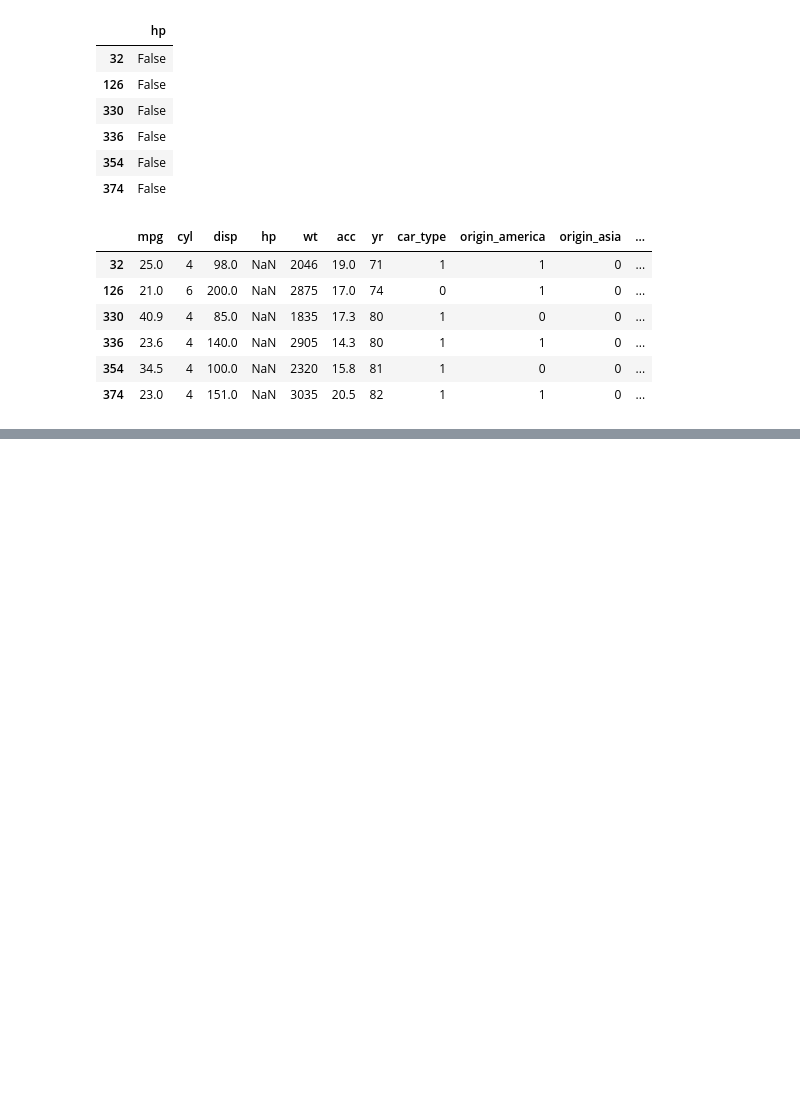
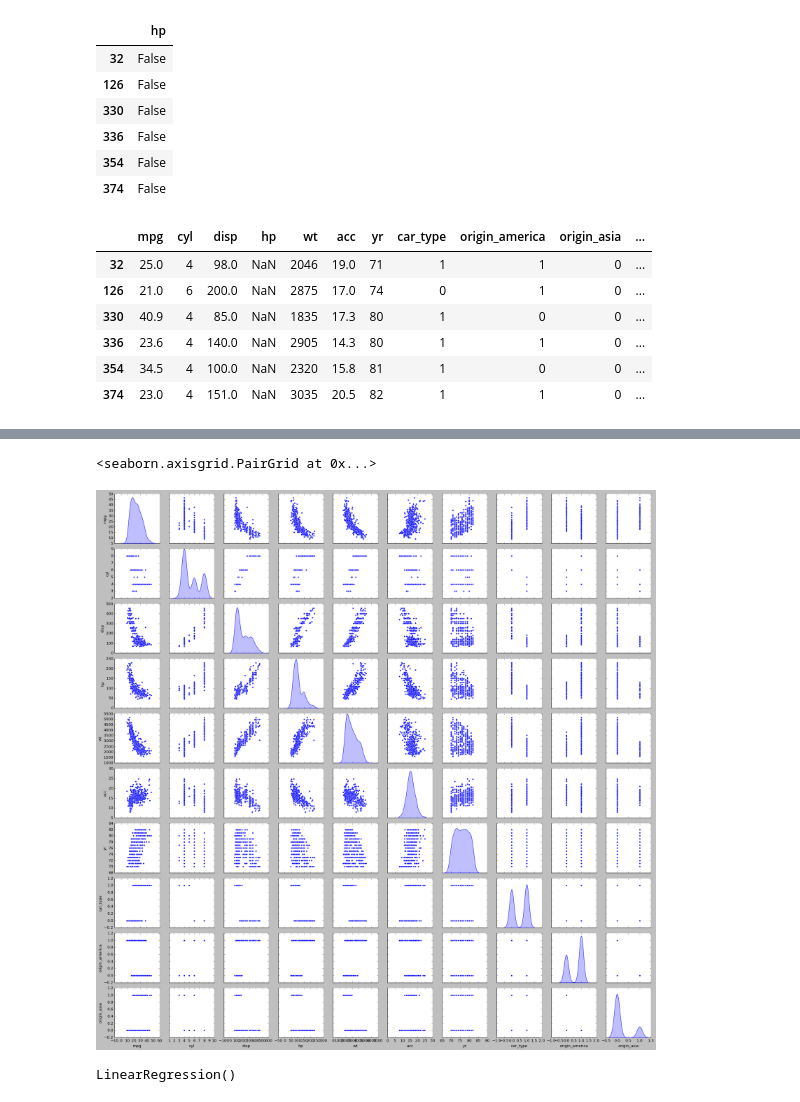
Before and after one commit to mansi104-ai/extra_regressions, a Jupyter notebook: extra_regressions/full model (auto_car.mpg)/Untitled-1.ipynb, the cells around one changed output, grey strips where cells are left out. Drawn from its saved outputs; the diff is of its cells as text; code cells hidden in the pictures; blank space fills up the shorter version.

```diff
--- a/extra_regressions/full model (auto_car.mpg)/Untitled-1.ipynb
+++ b/extra_regressions/full model (auto_car.mpg)/Untitled-1.ipynb
@@ -141,0 +162,6 @@ mpg_df[mpg_df.isnull().any(axis=1)]
+# %%
+#replace the missing values in 'hp' with the median valie of 'hp' :Note , we do not
+#need to specify the columns
+#mpg_df = mpg_df.fillna(mpg_df.median())
+
+mpg_df = mpg_df.apply(lambda x:x.fillna(x.median()), axis= 0)
@@ -141,0 +183,3 @@ mpg_df[mpg_df.isnull().any(axis=1)]
+# %%
+mpg_df['hp'] = mpg_df['hp'].astype('float64')
+#converting the 'hp' column from string/object type to float values
@@ -141,0 +198,16 @@ mpg_df[mpg_df.isnull().any(axis=1)]
+# %%
+#let us do a correlation analysis among the different dimensions and also each dimension with a different dimension
+#this is done using scatter matrix function which cretes a dashboard reflection using useful information about the dimension
+#the result can be stored as .png file and openedin say , paint to get larger view
+mpg_df_attr = mpg_df.iloc[: , 0:10]
+
+#axes = pd.plotting.scatter_matrix(mpg_df_attr)
+#plt.tight_layout()
+#plt.savefig()
+
+sns.pairplot(mpg_df_attr , diag_kind= 'kde') #to plot density curve insted of histogram
+
+#sns.pairplot(mpg_df_attr)  #to plot histogram , by default
+# %% [output]
+<seaborn.axisgrid.PairGrid at 0x...>
+[figure, added]
@@ -141,0 +238,7 @@ mpg_df[mpg_df.isnull().any(axis=1)]
+# %%
+#invoke the linear regression function into the model amd find the bestfit function model on training and testing set
+
+regressor = LinearRegression()
+regressor.fit(X_train, Y_train)
+# %% [output]
+LinearRegression()
```
Also changed, not shown: parts of 25 cells of this notebook.
